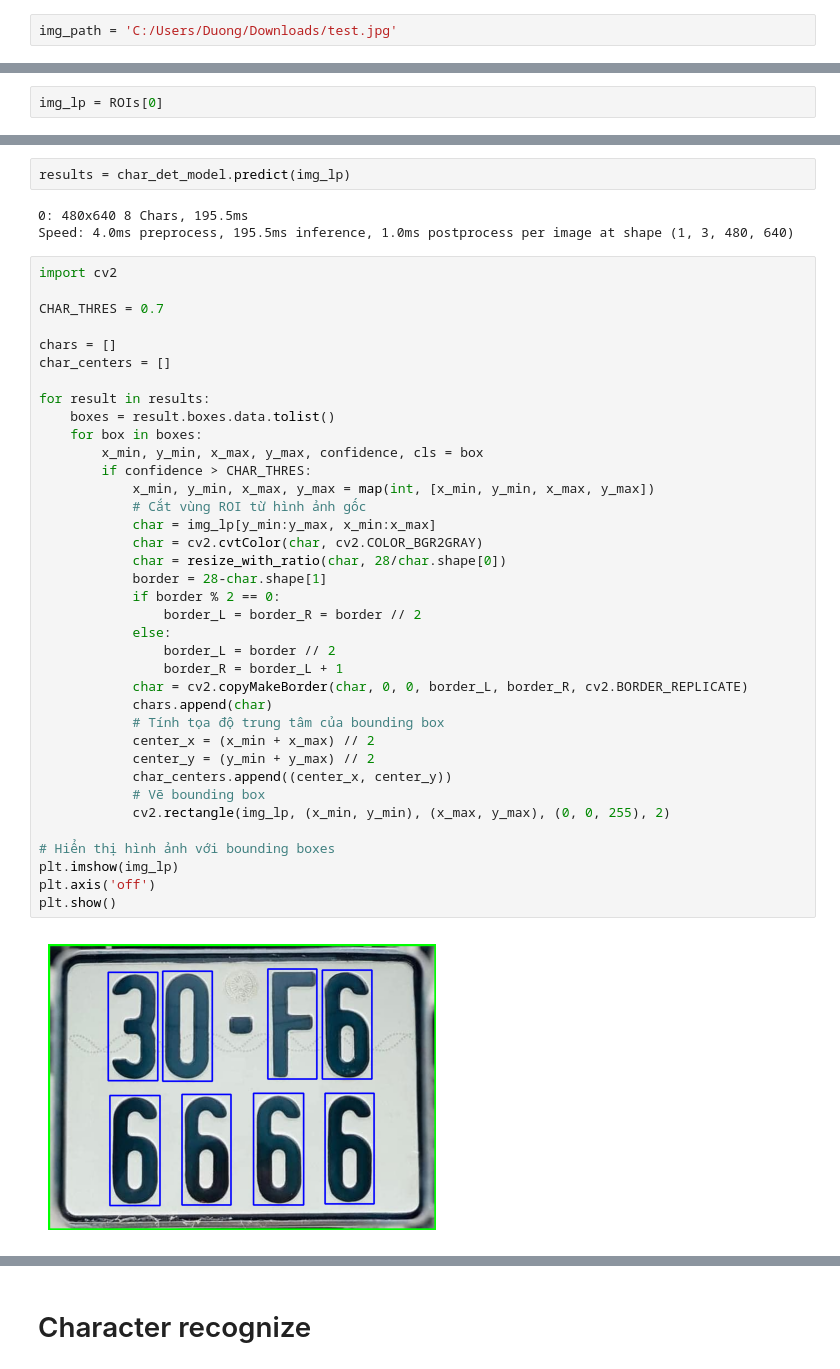
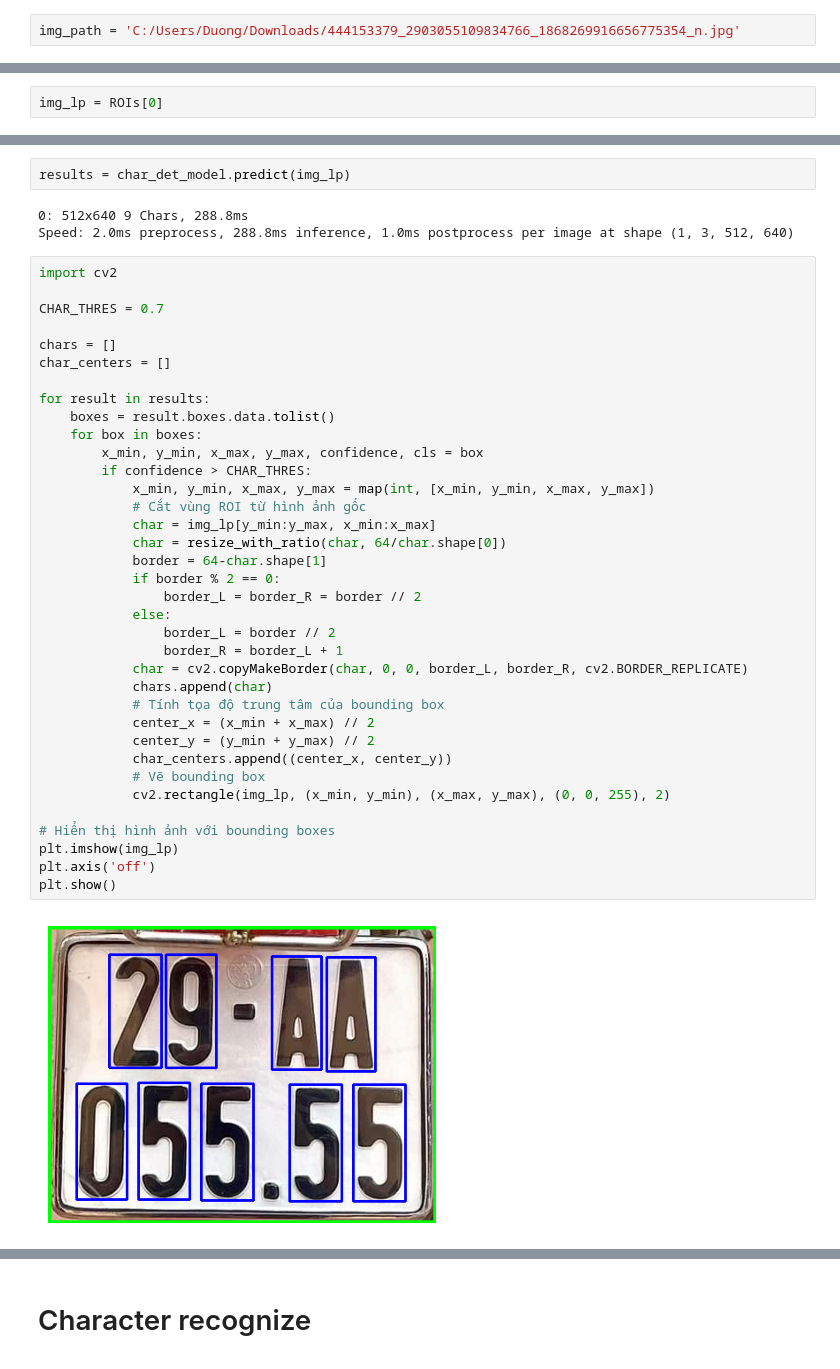
Before and after one commit to nduongctu/recognition_plate, a Jupyter notebook: yolov8n-cnn.ipynb, the cells around one changed output, grey strips where cells are left out. Drawn from its saved outputs; the diff is of its cells as text.

```diff
--- a/yolov8n-cnn.ipynb
+++ b/yolov8n-cnn.ipynb
@@ -14,7 +14,7 @@ from IPython.display import display
 
 plt.rcParams["figure.figsize"] = (5,5)
 # %%
-img_path = 'C:/Users/Duong/Downloads/test.jpg'
+img_path = 'C:/Users/Duong/Downloads/444153379_2903055109834766_1868269916656775354_n.jpg'
 # %%
 LP_model = YOLO('C:/Users/Duong/PycharmProjects/re_plate/yolov8/train1/weights/best.pt')
 # %%
@@ -97,8 +93,8 @@ plt.show()
 # %%
 results = char_det_model.predict(img_lp)
 # %% [output]
-0: 480x640 8 Chars, 195.5ms
-Speed: 4.0ms preprocess, 195.5ms inference, 1.0ms postprocess per image at shape (1, 3, 480, 640)
+0: 512x640 9 Chars, 288.8ms
+Speed: 2.0ms preprocess, 288.8ms inference, 1.0ms postprocess per image at shape (1, 3, 512, 640)
 # %%
 import cv2
 
@@ -107,37 +103,36 @@ CHAR_THRES = 0.7
 chars = []
 char_centers = []
 
 for result in results:
     boxes = result.boxes.data.tolist()
     for box in boxes:
         x_min, y_min, x_max, y_max, confidence, cls = box
         if confidence > CHAR_THRES:
             x_min, y_min, x_max, y_max = map(int, [x_min, y_min, x_max, y_max])
             # Cắt vùng ROI từ hình ảnh gốc
             char = img_lp[y_min:y_max, x_min:x_max]
-            char = cv2.cvtColor(char, cv2.COLOR_BGR2GRAY)
-            char = resize_with_ratio(char, 28/char.shape[0])
-            border = 28-char.shape[1]
+            char = resize_with_ratio(char, 64/char.shape[0])
+            border = 64-char.shape[1]
             if border % 2 == 0:
                 border_L = border_R = border // 2
             else:
                 border_L = border // 2
                 border_R = border_L + 1
             char = cv2.copyMakeBorder(char, 0, 0, border_L, border_R, cv2.BORDER_REPLICATE)
             chars.append(char)
             # Tính tọa độ trung tâm của bounding box
             center_x = (x_min + x_max) // 2
             center_y = (y_min + y_max) // 2
             char_centers.append((center_x, center_y))
             # Vẽ bounding box
             cv2.rectangle(img_lp, (x_min, y_min), (x_max, y_max), (0, 0, 255), 2)
 
 # Hiển thị hình ảnh với bounding boxes
 plt.imshow(img_lp)
 plt.axis('off')
 plt.show()
 # %% [output]
-[figure, old version]
+[figure, new version]
 # %%
 for i, center in enumerate(char_centers):
     bbox = chars[i]
```
Also changed, not shown: parts of 15 cells of this notebook.
